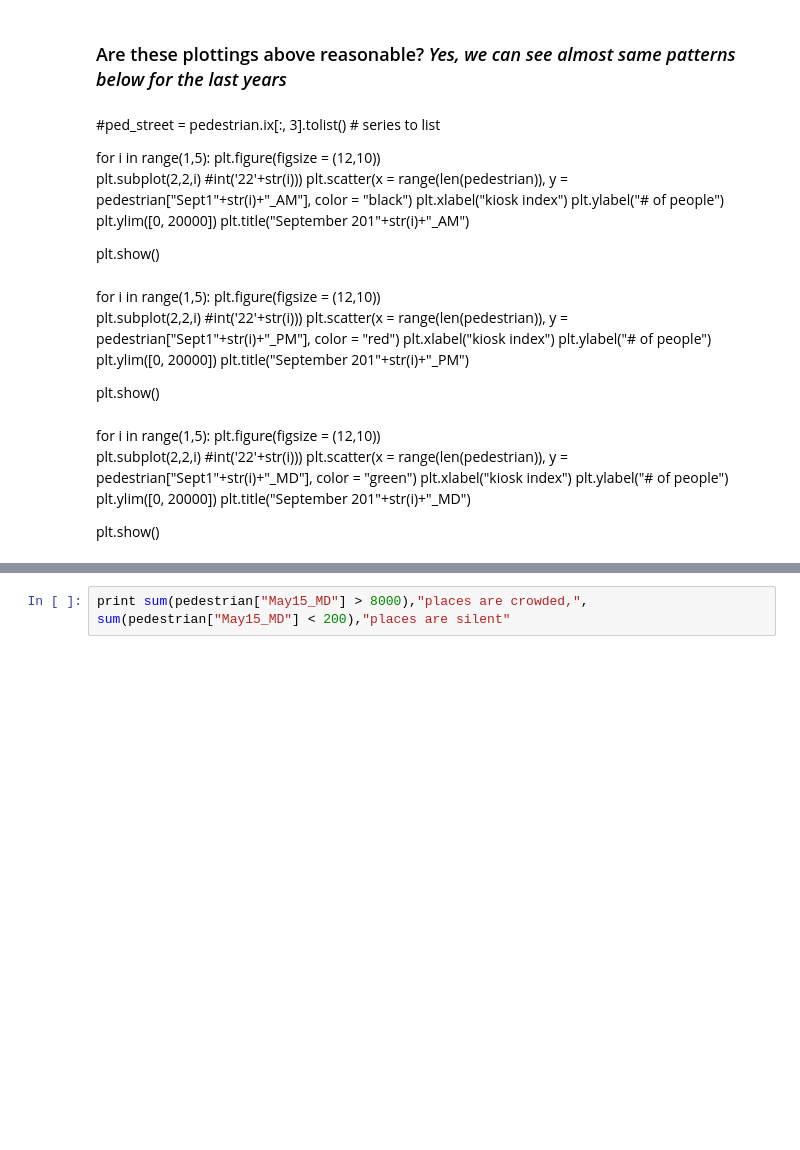
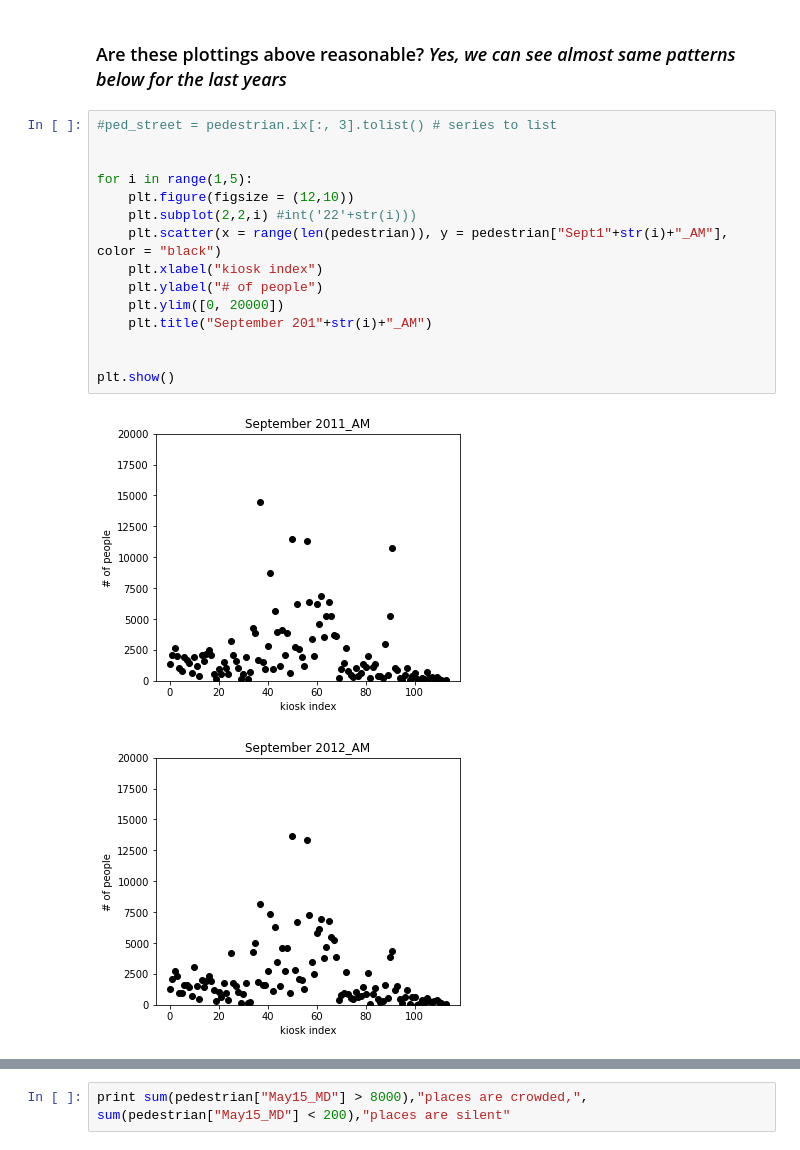
Before and after one commit to wonkim0512/LinkNYC, a Jupyter notebook: LinkNYC_analysis.ipynb, the cells around one changed output, grey strips where cells are left out. Drawn from its saved outputs; the diff is of its cells as text; blank space fills up the shorter version.

```diff
--- a/LinkNYC_analysis.ipynb
+++ b/LinkNYC_analysis.ipynb
@@ -268,41 +274,20 @@ py.iplot(fig, filename='Multiple Mapbox', validate=False)
 # %% [markdown]
 ### Are these plottings above reasonable? *Yes, we can see almost same patterns below for the last years*
-# %% [markdown]
-#ped_street = pedestrian.ix[:, 3].tolist() # series to list
-
-
-for i in range(1,5):
-    plt.figure(figsize = (12,10))
-    plt.subplot(2,2,i) #int('22'+str(i)))
-    plt.scatter(x = range(len(pedestrian)), y = pedestrian["Sept1"+str(i)+"_AM"], color = "black")
-    plt.xlabel("kiosk index")
-    plt.ylabel("# of people")
-    plt.ylim([0, 20000])
-    plt.title("September 201"+str(i)+"_AM")
-
-
-plt.show()
-# %% [markdown]
-for i in range(1,5):
-    plt.figure(figsize = (12,10))
-    plt.subplot(2,2,i) #int('22'+str(i)))
-    plt.scatter(x = range(len(pedestrian)), y = pedestrian["Sept1"+str(i)+"_PM"], color = "red")
-    plt.xlabel("kiosk index")
-    plt.ylabel("# of people")
-    plt.ylim([0, 20000])
-    plt.title("September 201"+str(i)+"_PM")
-
-
-plt.show()
-# %% [markdown]
-for i in range(1,5):
-    plt.figure(figsize = (12,10))
-    plt.subplot(2,2,i) #int('22'+str(i)))
-    plt.scatter(x = range(len(pedestrian)), y = pedestrian["Sept1"+str(i)+"_MD"], color = "green")
-    plt.xlabel("kiosk index")
-    plt.ylabel("# of people")
-    plt.ylim([0, 20000])
-    plt.title("September 201"+str(i)+"_MD")
-
-
-plt.show()
+# %%
+#ped_street = pedestrian.ix[:, 3].tolist() # series to list
+
+
+for i in range(1,5):
+    plt.figure(figsize = (12,10))
+    plt.subplot(2,2,i) #int('22'+str(i)))
+    plt.scatter(x = range(len(pedestrian)), y = pedestrian["Sept1"+str(i)+"_AM"], color = "black")
+    plt.xlabel("kiosk index")
+    plt.ylabel("# of people")
+    plt.ylim([0, 20000])
+    plt.title("September 201"+str(i)+"_AM")
+
+
+plt.show()
+# %% [output]
+[figure, added]
+[figure, added]
```
Also changed, not shown: parts of 27 cells of this notebook, 1 other file.
